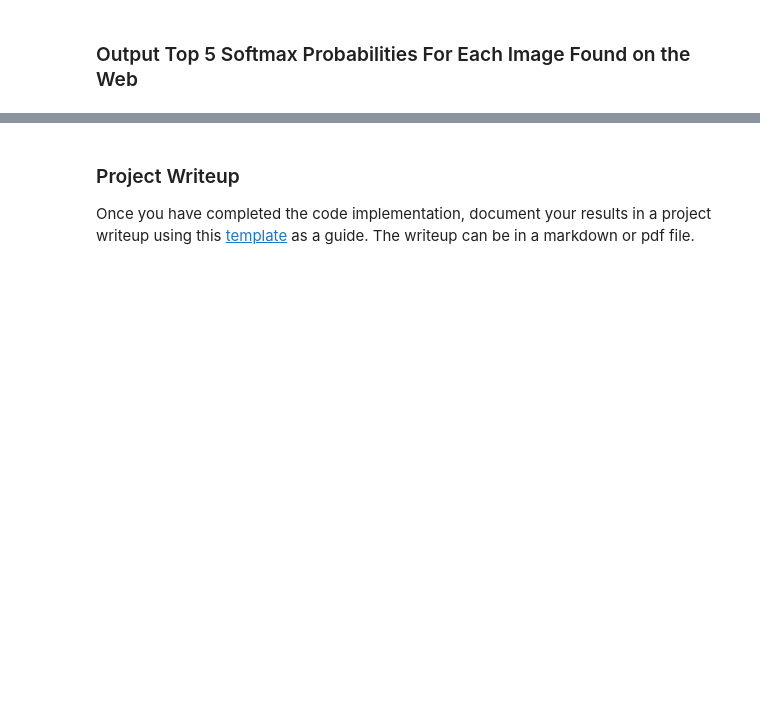
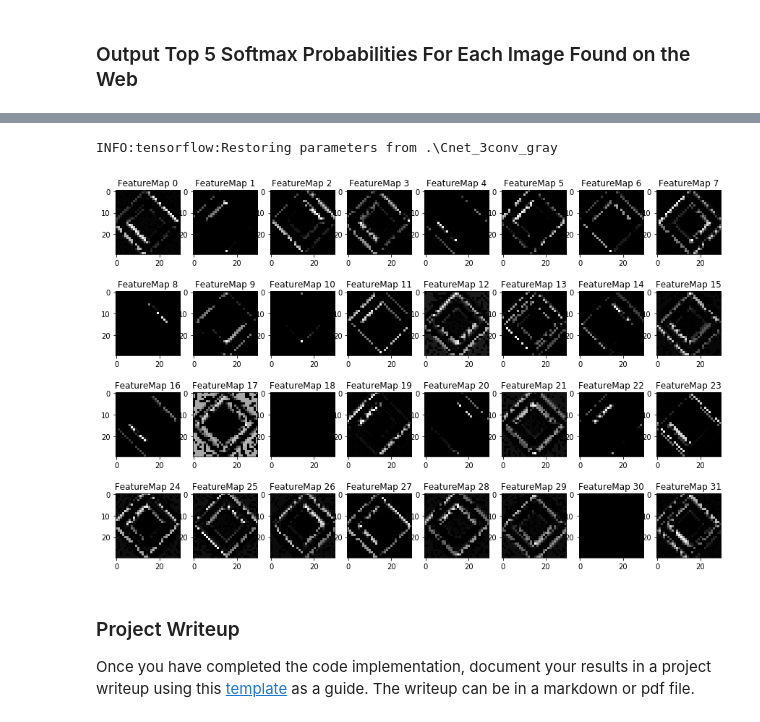
Before and after one commit to juandarr/German-traffic-sign-classifier, a Jupyter notebook: Traffic_Sign_Classifier.ipynb, the cells around one changed output, grey strips where cells are left out. Cells and saved outputs as stored; diff of their text form; code cells hidden in the pictures; blank space fills up the shorter version.

Commit message:
Completed main aspects of the project with a network performance of about 96%. More experiments will be done and will start to write the report

```diff
--- a/Traffic_Sign_Classifier.ipynb
+++ b/Traffic_Sign_Classifier.ipynb
@@ -818,10 +822,11 @@ ext_test = np.array(ext_test)
 # %% [markdown]
 ### Predict the Sign Type for Each Image
 # %%
-prediction =tf.argmax(logits, 1)
+prediction = tf.argmax(logits, 1)
 #tf.equal(tf.argmax(logits, 1), tf.argmax(one_hot_y, 1))
 
 def predict(X_data, Y_data):
+    sess = tf.get_default_session()
     pred = sess.run(prediction, feed_dict={x: X_data, y: Y_data})
     return pred
 # %%
@@ -889,6 +866,7 @@ Looking just at the first row we get `[ 0.34763842,  0.24879643,  0.12789202]`,
 ### Print out the top five softmax probabilities for the predictions on the German traffic sign images found on the web.
 ### Feel free to use as many code cells as needed.
 def softmax(X_data):
+    sess = tf.get_default_session()
     softmax_values = tf.nn.softmax(logits)
     top_5 = sess.run(tf.nn.top_k(softmax_values, k = 5), feed_dict={x: X_data})
     return top_5
@@ -902,3 +915,42 @@ with tf.Session() as sess:
+# %%
+### Visualize your network's feature maps here.
+### Feel free to use as many code cells as needed.
+
+# image_input: the test image being fed into the network to produce the feature maps
+# tf_activation: should be a tf variable name used during your training procedure that represents the calculated state of a specific weight layer
+# activation_min/max: can be used to view the activation contrast in more detail, by default matplot sets min and max to the actual min and max values of the output
+# plt_num: used to plot out multiple different weight feature map sets on the same block, just extend the plt number for each new feature map entry
+
+def outputFeatureMap(image_input, tf_activation, activation_min=-1, activation_max=-1 ,plt_num=1):
+    # Here make sure to preprocess your image_input in a way your network expects
+    # with size, normalization, ect if needed
+    # image_input =
+    # Note: x should be the same name as your network's tensorflow data placeholder variable
+    # If you get an error tf_activation is not defined it may be having trouble accessing the variable from inside a function
+    sess = tf.get_default_session()
+    activation = sess.run(tf_activation,feed_dict={x:image_input})
+    featuremaps = activation.shape[3]
+    plt.figure(plt_num, figsize=(15,15))
+    for featuremap in range(featuremaps):
+        plt.subplot(6,8, featuremap+1) # sets the number of feature maps to show on each row and column
+        plt.title('FeatureMap ' + str(featuremap)) # displays the feature map number
+        if activation_min != -1 & activation_max != -1:
+            plt.imshow(activation[0,:,:, featuremap], interpolation="nearest", vmin =activation_min, vmax=activation_max, cmap="gray")
+        elif activation_max != -1:
+            plt.imshow(activation[0,:,:, featuremap], interpolation="nearest", vmax=activation_max, cmap="gray")
+        elif activation_min !=-1:
+            plt.imshow(activation[0,:,:, featuremap], interpolation="nearest", vmin=activation_min, cmap="gray")
+        else:
+            plt.imshow(activation[0,:,:, featuremap], interpolation="nearest", cmap="gray")
+# %%
+with tf.Session() as sess:
+    saver.restore(sess, tf.train.latest_checkpoint('.'))
+    sample_input = ext_test[0][np.newaxis,:,:,:]
+    outputFeatureMap(sample_input, conv1)
+    sess.close()
+# %% [output]
+INFO:tensorflow:Restoring parameters from .\Cnet_3conv_gray
+[figure, added]
 # %% [markdown]
 ### Project Writeup
 
```
Also changed, not shown: parts of 21 cells of this notebook, 29 other files.
